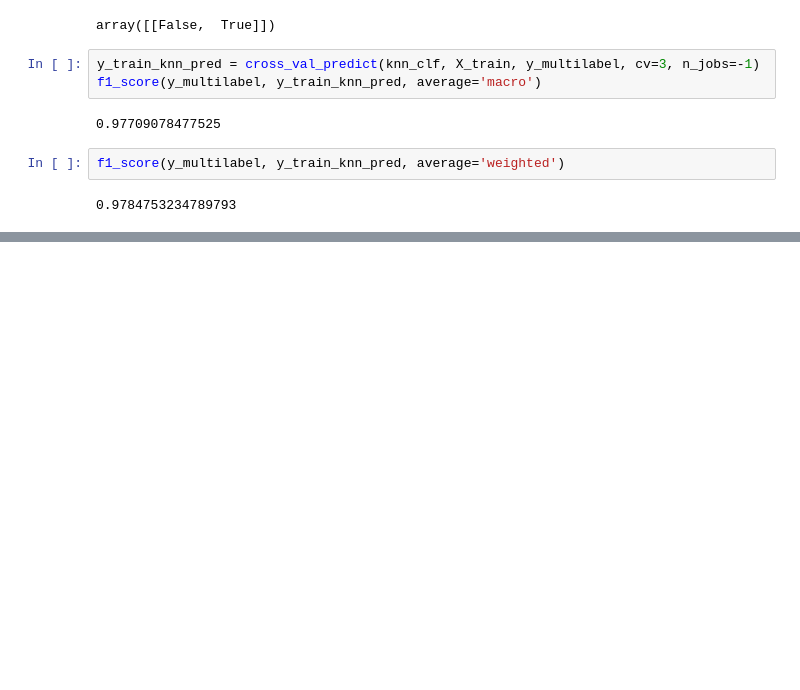
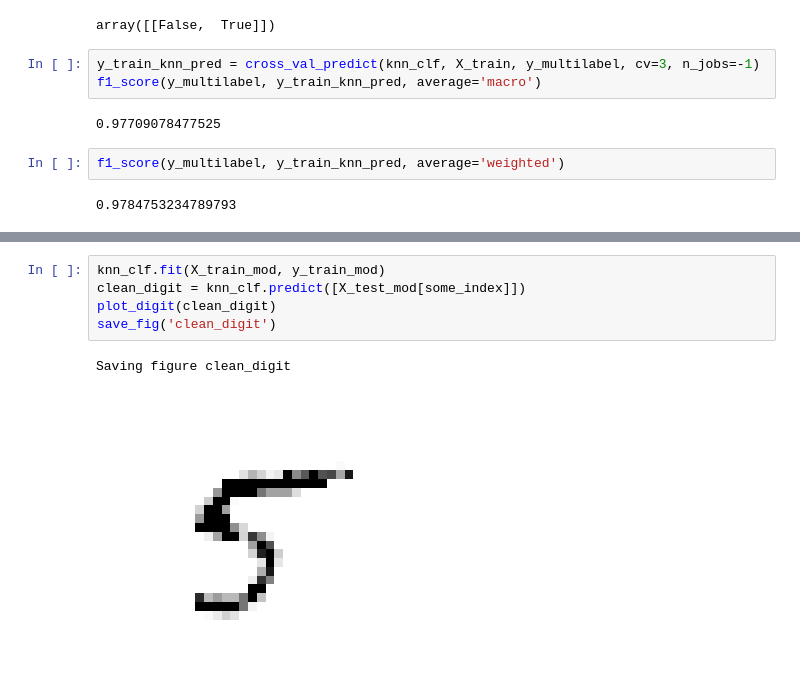
Before and after one commit to jongwonwoo/handson-ml, a Jupyter notebook: 03_classification_clone.ipynb, the cells around one changed output, grey strips where cells are left out. Saved outputs shown, nothing was run; the diff lists cells and outputs as text; blank space fills up the shorter version.

```diff
--- a/03_classification_clone.ipynb
+++ b/03_classification_clone.ipynb
@@ -306,0 +326,8 @@ f1_score(y_multilabel, y_train_knn_pred, average='weighted')
+# %%
+knn_clf.fit(X_train_mod, y_train_mod)
+clean_digit = knn_clf.predict([X_test_mod[some_index]])
+plot_digit(clean_digit)
+save_fig('clean_digit')
+# %% [output]
+Saving figure clean_digit
+[figure, added]
```
Also changed, not shown: parts of 4 cells of this notebook.
